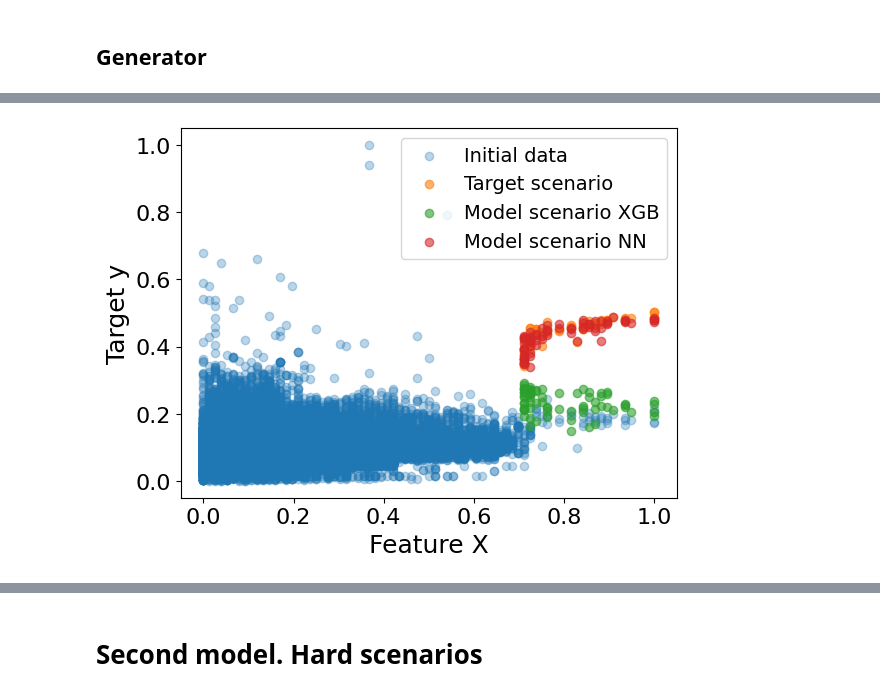
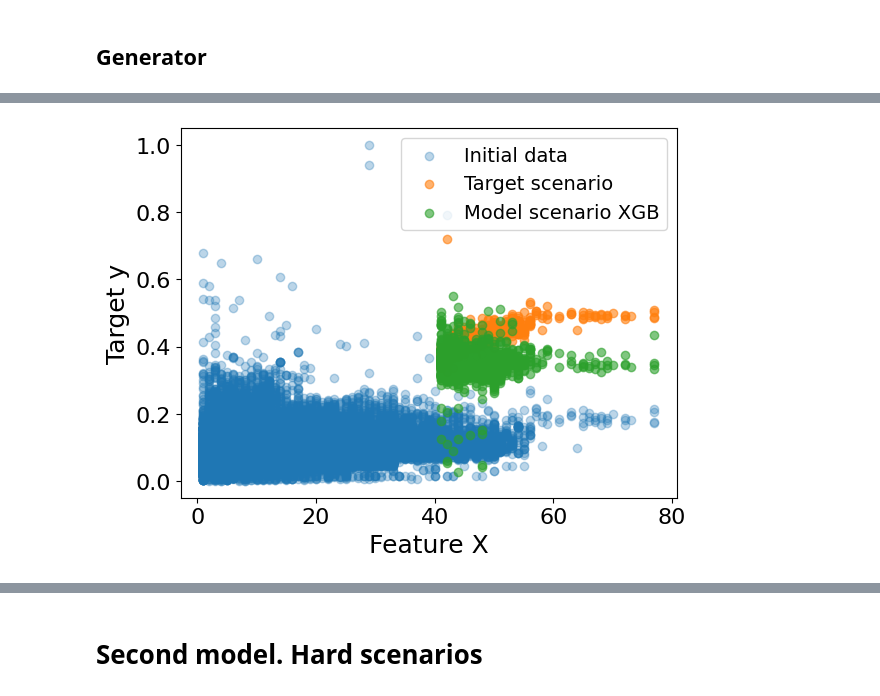
Before and after one commit to osa-bot/Benchmarking, a Jupyter notebook: Scenario_model.ipynb, the cells around one changed output, grey strips where cells are left out. Saved outputs shown, nothing was run; the diff lists cells and outputs as text; code cells hidden in the pictures.

```diff
--- a/Scenario_model.ipynb
+++ b/Scenario_model.ipynb
@@ -314,0 +371,5 @@ pos = np.where(data.columns == 'floor')[0][0]
+# %%
+num_classes_all = []
+
+for i in cat_cols_name:
+    num_classes_all.append(len(data_unnormalized.loc[:, i].unique()))
@@ -505,12 +611,32 @@ plt.show()
 # %%
 model_vae.eval()
 
-synth_vae, mu, logvar = model_vae(data_wo_x.unsqueeze(1).to(device))
-synth_vae = synth_vae.squeeze(1).detach().cpu()
-left = synth_vae.squeeze(1)[:, :pos]
-right = synth_vae.squeeze(1)[:, pos:]
-synth_vae = torch.cat((left, X_for_sc, right), dim=1)
-synth_df = pd.DataFrame(synth_vae.numpy(), columns=data.columns[:-1])
+one_hot_list = []
+for i in range(length_cat):
+    one_hot = F.one_hot(data_wo_x[:, :length_cat].squeeze(1)[:, i].long(), num_classes=num_classes_all[i]).float()
+    one_hot_list.append(one_hot)
+
+data_cat = torch.cat(one_hot_list, dim=1).to(device).unsqueeze(1)
+data_num = data_wo_x[:, length_cat:].unsqueeze(1)
+x = torch.cat([data_num, data_cat], dim=2)
+
+synth_num, synth_cat, mu, logvar = model_vae(x.to(device))
+# synth_vae = synth_vae.squeeze(1).detach().cpu()
+# left = synth_vae.squeeze(1)[:, :pos]
+# right = synth_vae.squeeze(1)[:, pos:]
+# synth_vae = torch.cat((left, X_for_sc, right), dim=1)
+# synth_df = pd.DataFrame(synth_vae.numpy(), columns=data.columns[:-1])
+# %%
+generated_labels = []
+for logits in synth_cat:
+    probs = F.softmax(logits.squeeze(), dim=1)
+    sample = torch.multinomial(probs, 1).squeeze()
+    generated_labels.append(sample)
+
+generated_labels = torch.stack(generated_labels, dim=1)
+# %%
+synth_vae = torch.cat([X_for_sc, generated_labels, synth_num.squeeze(1), ], dim=1).detach().cpu().numpy()
+synth_df = pd.DataFrame(synth_vae, columns=data.columns[:-1])
 # %%
 # synth_pred = xgb.predict(synth_df)
 
@@ -522,20 +648,20 @@ synth_df = pd.DataFrame(synth_vae.numpy(), columns=data.columns[:-1])
 # %%
 # plt.scatter(X_test['floor'].loc[idx], y_test.loc[idx])
 # plt.scatter(X_test['floor'].loc[idx], f(y_test.loc[idx]))
 # plt.scatter(X_test['floor'].loc[idx], xgb.predict(synth_df))
 
 # plt.show()
 
 
-plt.scatter(data['floor'], data['pricemetr'], alpha=0.3, label='Initial data')
-plt.scatter(data['floor'].loc[idx_sc], y_sc, alpha=0.6, label='Target scenario')
-plt.scatter(data['floor'].loc[idx_sc], xgb.predict(synth_df), alpha=0.6, label='Model scenario XGB')
-plt.scatter(data['floor'].loc[idx_sc], reg_model(torch.tensor(synth_df.values)).numpy().flatten(), alpha=0.6, label='Model scenario NN')
+plt.scatter(data_unnormalized['floor'], data_unnormalized['pricemetr'], alpha=0.3, label='Initial data')
+plt.scatter(data_unnormalized['floor'].loc[idx_sc], y_sc, alpha=0.6, label='Target scenario')
+plt.scatter(data_unnormalized['floor'].loc[idx_sc], xgb.predict(synth_df), alpha=0.6, label='Model scenario XGB')
+# plt.scatter(data_unnormalized['floor'].loc[idx_sc], reg_model(torch.tensor(synth_df.values)).numpy().flatten(), alpha=0.6, label='Model scenario NN')
 
 plt.xlabel('Feature X')
 plt.ylabel('Target y')
 plt.legend()
 plt.show()
 # %% [output]
-[figure, old version]
+[figure, new version]
 # %%
```
Also changed, not shown: parts of 55 cells of this notebook.
